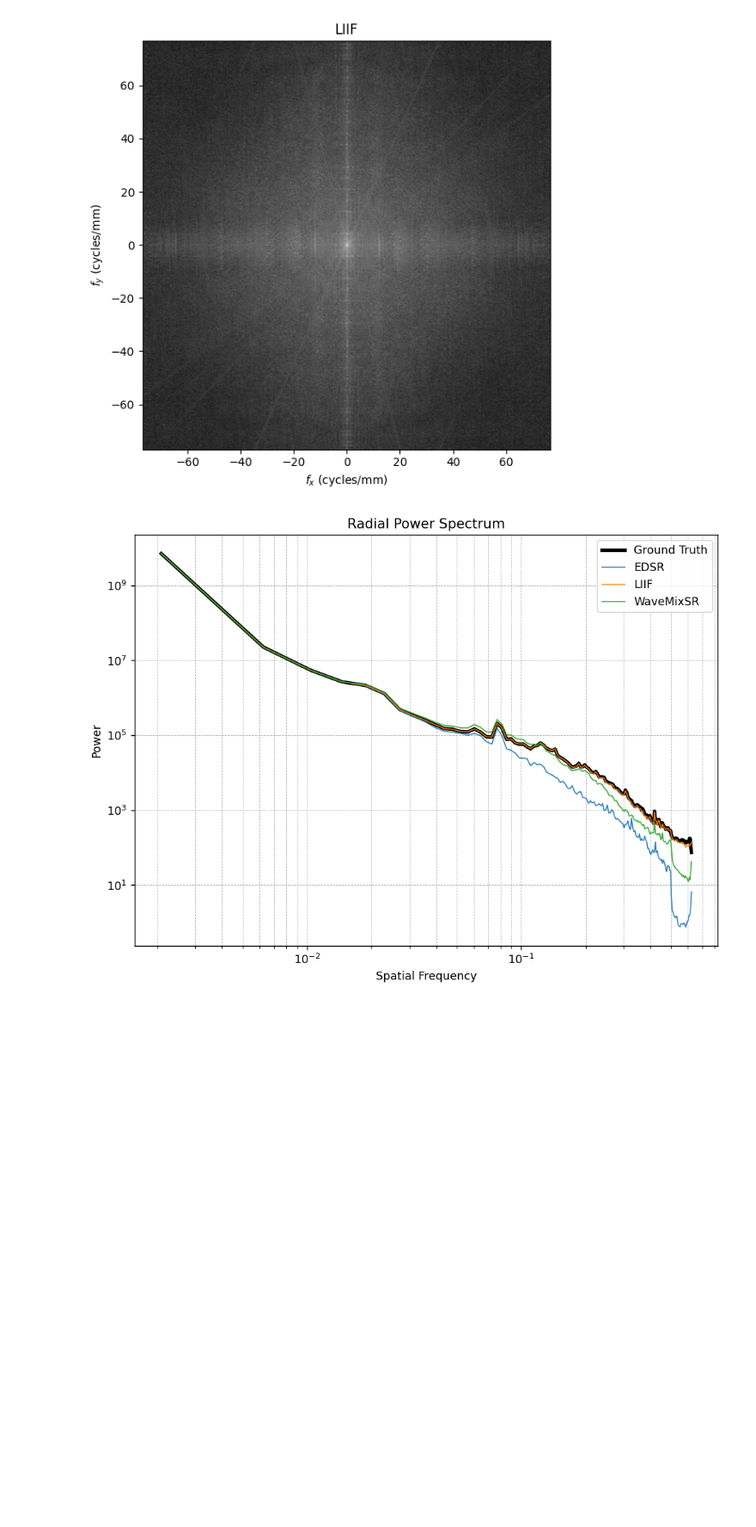
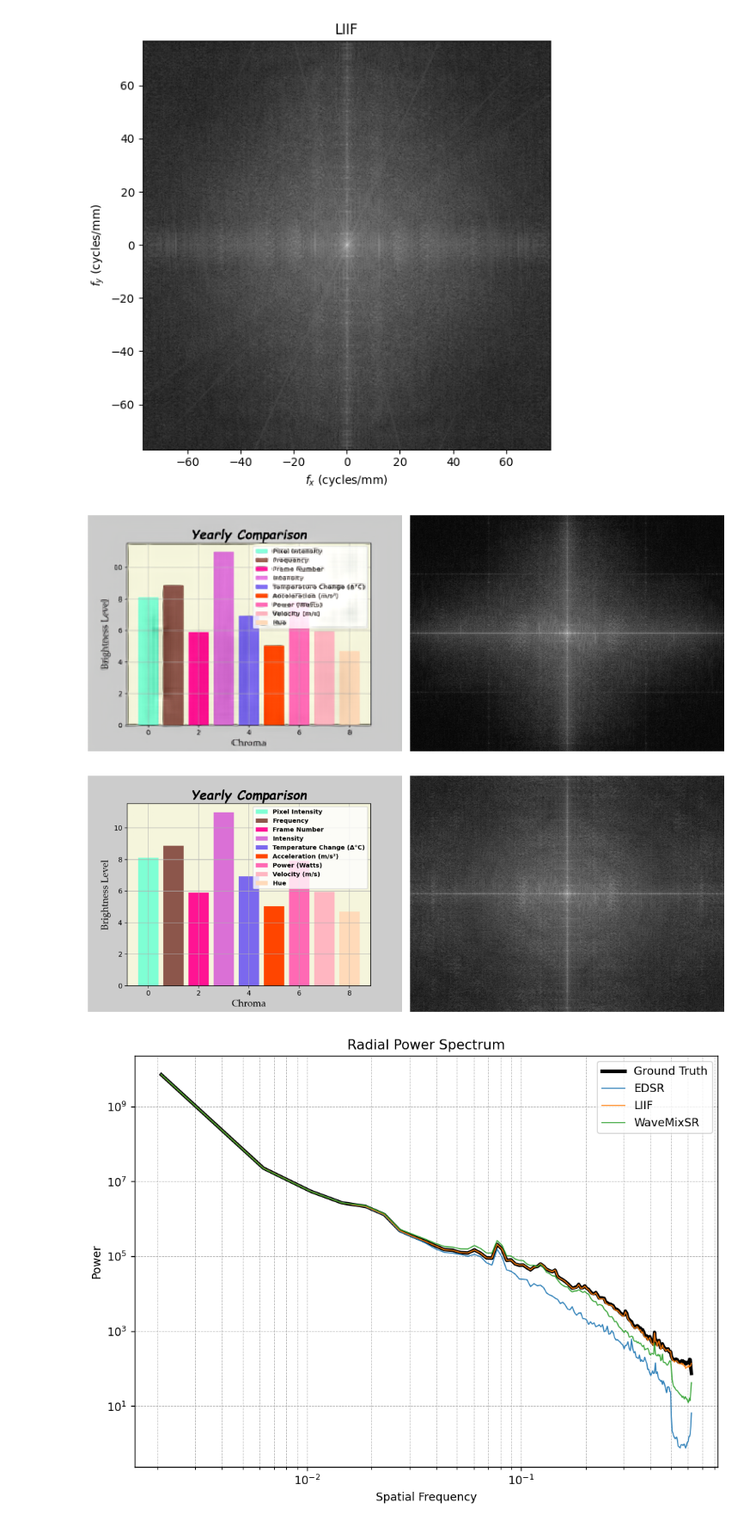
Before and after one commit to nicodoerre/MasterThesis, a Jupyter notebook: OCR_metric/analysis.ipynb, the cells around one changed output. Shown at 86% size. Cells and saved outputs as stored; diff of their text form; code cells hidden in the pictures; blank space fills up the shorter version.

```diff
--- a/OCR_metric/analysis.ipynb
+++ b/OCR_metric/analysis.ipynb
@@ -34,25 +0,0 @@ def compute_fft_kornia(y_tensor):
-# %%
-
-def plot_fft_comparison(img_path,save_path=None):
-    img_tensor = load_image_kornia(img_path)
-    y_tensor = extract_y(img_tensor)
-    fft_mag = compute_fft_kornia(y_tensor)
-
-    img_np = img_tensor.squeeze().permute(1, 2, 0).numpy()
-    fft_np = fft_mag.squeeze().numpy()
-
-    plt.figure(figsize=(12, 7))
-    plt.subplot(1, 2, 1)
-    plt.imshow(img_np)
-    #plt.title("Original Image")
-    plt.axis("off")
-
-    plt.subplot(1, 2, 2)
-    plt.imshow(fft_np, cmap='gray')
-    #plt.title("FFT of Y Channel (log scale)")
-    plt.axis("off")
-
-    plt.tight_layout()
-    if save_path:
-        plt.savefig(save_path)
-    plt.show()
@@ -241 +10,7 @@ def plot_power_spectrum_multi(gt_path, sr_path, save_path=None):
+# %%
+plot_fft_comparison('test_imgs/SR/edsr/bc2.png',save_path=None)
+plot_fft_comparison('test_imgs/HR/bar_chart_20250519_081655_ec01b7db.png',save_path=None)
+# %% [output]
+[figure, added]
+[figure, added]
 # %%
```
Also changed, not shown: parts of 20 cells of this notebook, 2 other files.
